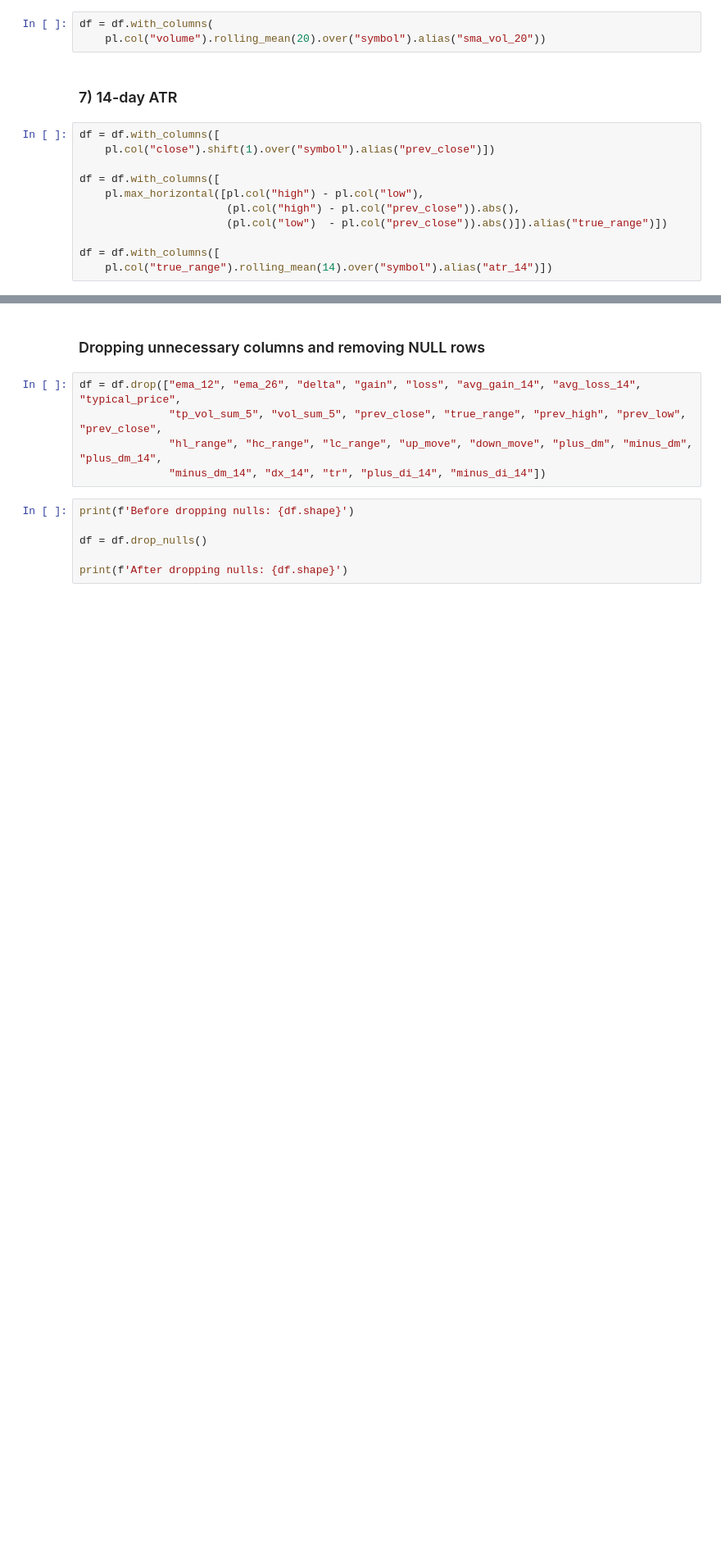
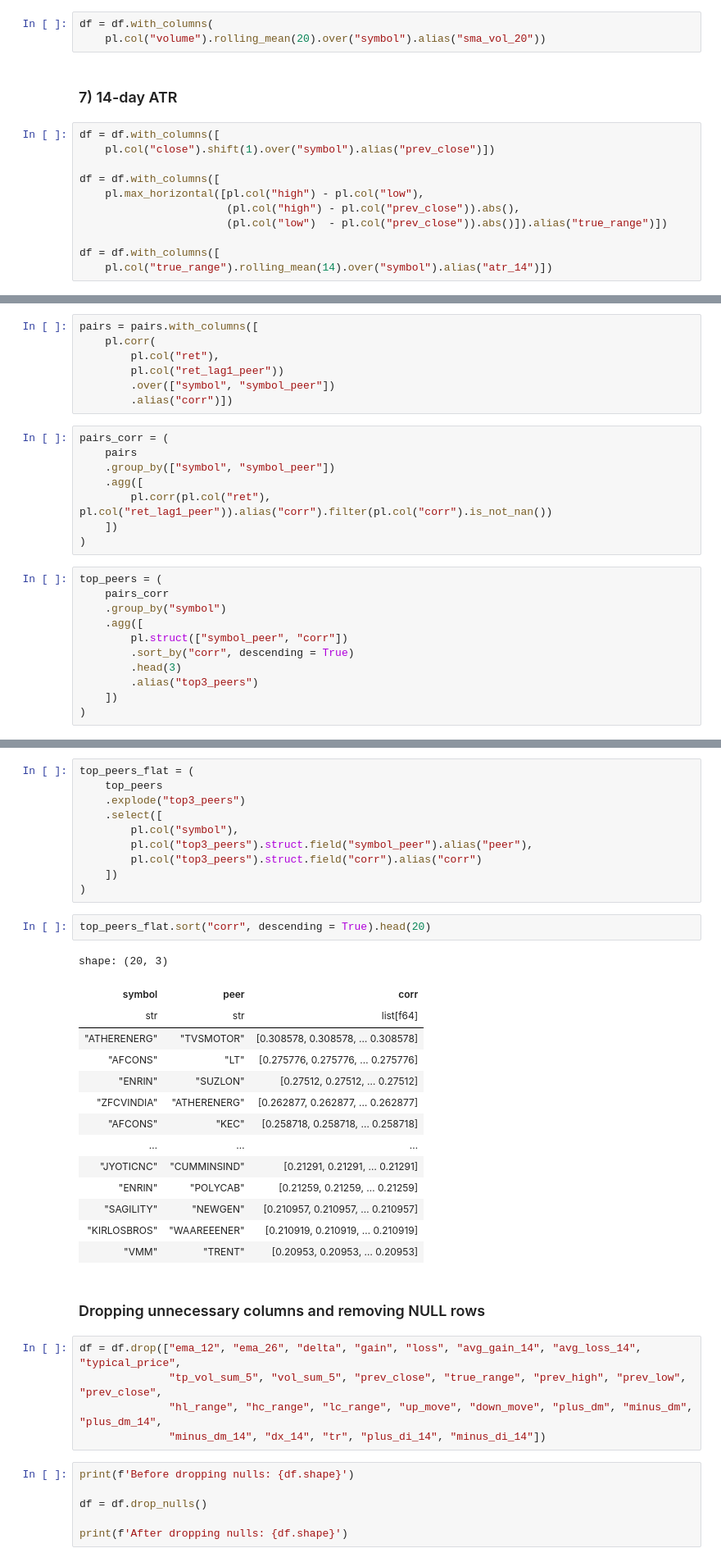
Before and after one commit to jagan010101/algo-trading, a Jupyter notebook: Algo Trading.ipynb, the cells around one changed output, grey strips where cells are left out. Shown at 82% size. Drawn from its saved outputs; the diff is of its cells as text; blank space fills up the shorter version.

```diff
--- a/Algo Trading.ipynb
+++ b/Algo Trading.ipynb
@@ -220,0 +259,26 @@ df = df.with_columns([
+# %%
+pairs = pairs.with_columns([
+    pl.corr(
+        pl.col("ret"),
+        pl.col("ret_lag1_peer"))
+        .over(["symbol", "symbol_peer"])
+        .alias("corr")])
+# %%
+pairs_corr = (
+    pairs
+    .group_by(["symbol", "symbol_peer"])
+    .agg([
+        pl.corr(pl.col("ret"), pl.col("ret_lag1_peer")).alias("corr").filter(pl.col("corr").is_not_nan())
+    ])
+)
+# %%
+top_peers = (
+    pairs_corr
+    .group_by("symbol")
+    .agg([
+        pl.struct(["symbol_peer", "corr"])
+        .sort_by("corr", descending = True)
+        .head(3)
+        .alias("top3_peers")
+    ])
+)
@@ -221,3 +302,30 @@ df = df.with_columns([
+# %%
+top_peers_flat = (
+    top_peers
+    .explode("top3_peers")
+    .select([
+        pl.col("symbol"),
+        pl.col("top3_peers").struct.field("symbol_peer").alias("peer"),
+        pl.col("top3_peers").struct.field("corr").alias("corr")
+    ])
+)
+# %%
+top_peers_flat.sort("corr", descending = True).head(20)
+# %% [output]
+shape: (20, 3)
+| symbol | peer | corr |
+| str | str | list[f64] |
+| "ATHERENERG" | "TVSMOTOR" | [0.308578, 0.308578, … 0.308578] |
+| "AFCONS" | "LT" | [0.275776, 0.275776, … 0.275776] |
+| "ENRIN" | "SUZLON" | [0.27512, 0.27512, … 0.27512] |
+| "ZFCVINDIA" | "ATHERENERG" | [0.262877, 0.262877, … 0.262877] |
+| "AFCONS" | "KEC" | [0.258718, 0.258718, … 0.258718] |
+| … | … | … |
+| "JYOTICNC" | "CUMMINSIND" | [0.21291, 0.21291, … 0.21291] |
+| "ENRIN" | "POLYCAB" | [0.21259, 0.21259, … 0.21259] |
+| "SAGILITY" | "NEWGEN" | [0.210957, 0.210957, … 0.210957] |
+| "KIRLOSBROS" | "WAAREEENER" | [0.210919, 0.210919, … 0.210919] |
+| "VMM" | "TRENT" | [0.20953, 0.20953, … 0.20953] |
 # %% [markdown]
 ### Dropping unnecessary columns and removing NULL rows
 # %%
```
Also changed, not shown: parts of 17 cells of this notebook, 2 other files.
